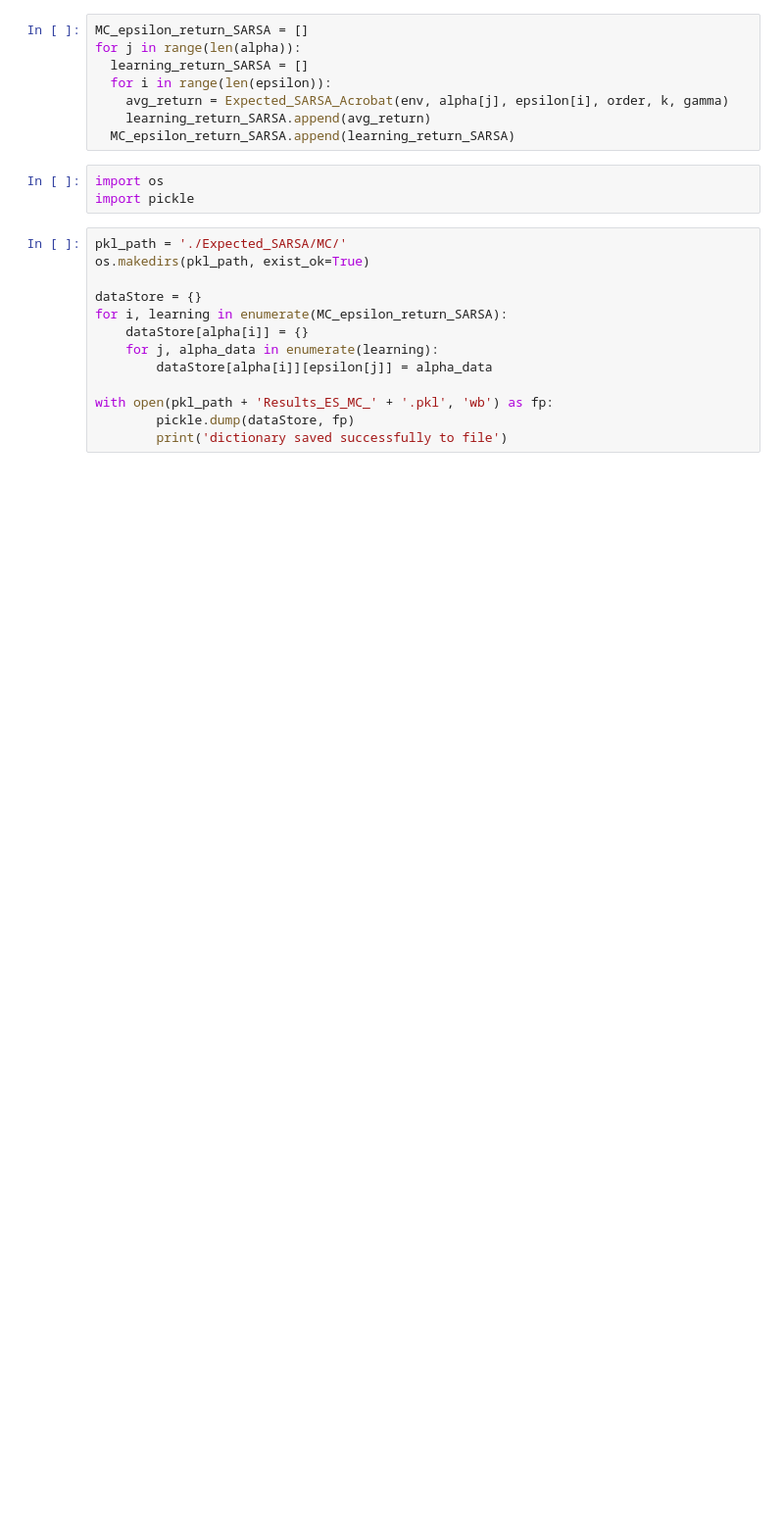
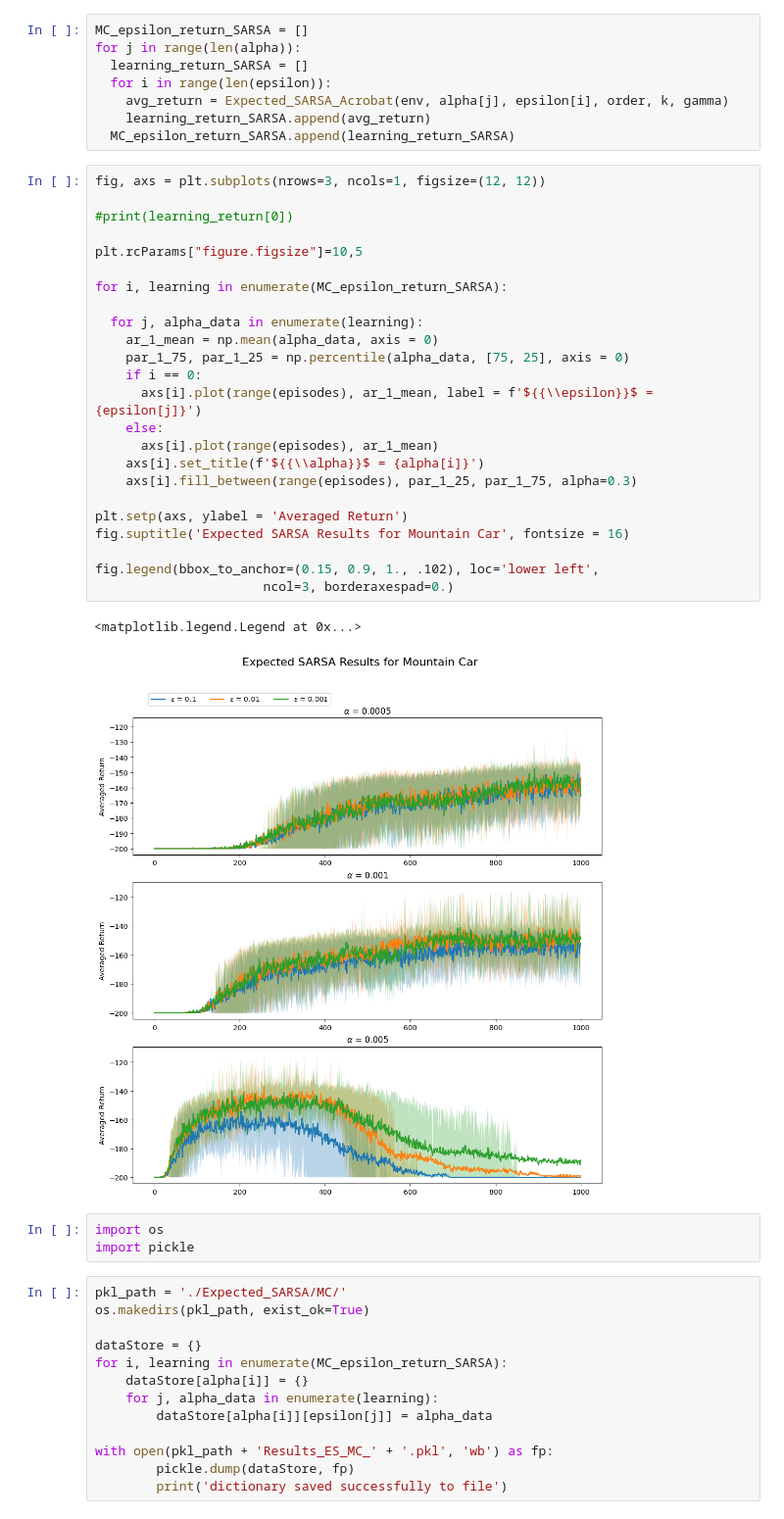
Before and after one commit to haoweiqiu/Reinforcement-Learning-Project, a Jupyter notebook: Fourier_MC.ipynb, the cells around one changed output. Shown at 98% size. Cells and saved outputs as stored; diff of their text form; blank space fills up the shorter version.

```diff
--- a/Fourier_MC.ipynb
+++ b/Fourier_MC.ipynb
@@ -101,6 +103,33 @@ for j in range(len(alpha)):
     avg_return = Expected_SARSA_Acrobat(env, alpha[j], epsilon[i], order, k, gamma)
     learning_return_SARSA.append(avg_return)
   MC_epsilon_return_SARSA.append(learning_return_SARSA)
+# %%
+fig, axs = plt.subplots(nrows=3, ncols=1, figsize=(12, 12))
+
+#print(learning_return[0])
+
+plt.rcParams["figure.figsize"]=10,5
+
+for i, learning in enumerate(MC_epsilon_return_SARSA):
+
+  for j, alpha_data in enumerate(learning):
+    ar_1_mean = np.mean(alpha_data, axis = 0)
+    par_1_75, par_1_25 = np.percentile(alpha_data, [75, 25], axis = 0)
+    if i == 0:
+      axs[i].plot(range(episodes), ar_1_mean, label = f'${{\\epsilon}}$ = {epsilon[j]}')
+    else:
+      axs[i].plot(range(episodes), ar_1_mean)
+    axs[i].set_title(f'${{\\alpha}}$ = {alpha[i]}')
+    axs[i].fill_between(range(episodes), par_1_25, par_1_75, alpha=0.3)
+
+plt.setp(axs, ylabel = 'Averaged Return')
+fig.suptitle('Expected SARSA Results for Mountain Car', fontsize = 16)
+
+fig.legend(bbox_to_anchor=(0.15, 0.9, 1., .102), loc='lower left',
+                      ncol=3, borderaxespad=0.)
+# %% [output]
+<matplotlib.legend.Legend at 0x...>
+[figure, added]
 # %%
 import os
 import pickle
```
Also changed, not shown: parts of 6 cells of this notebook, 3 other files.
